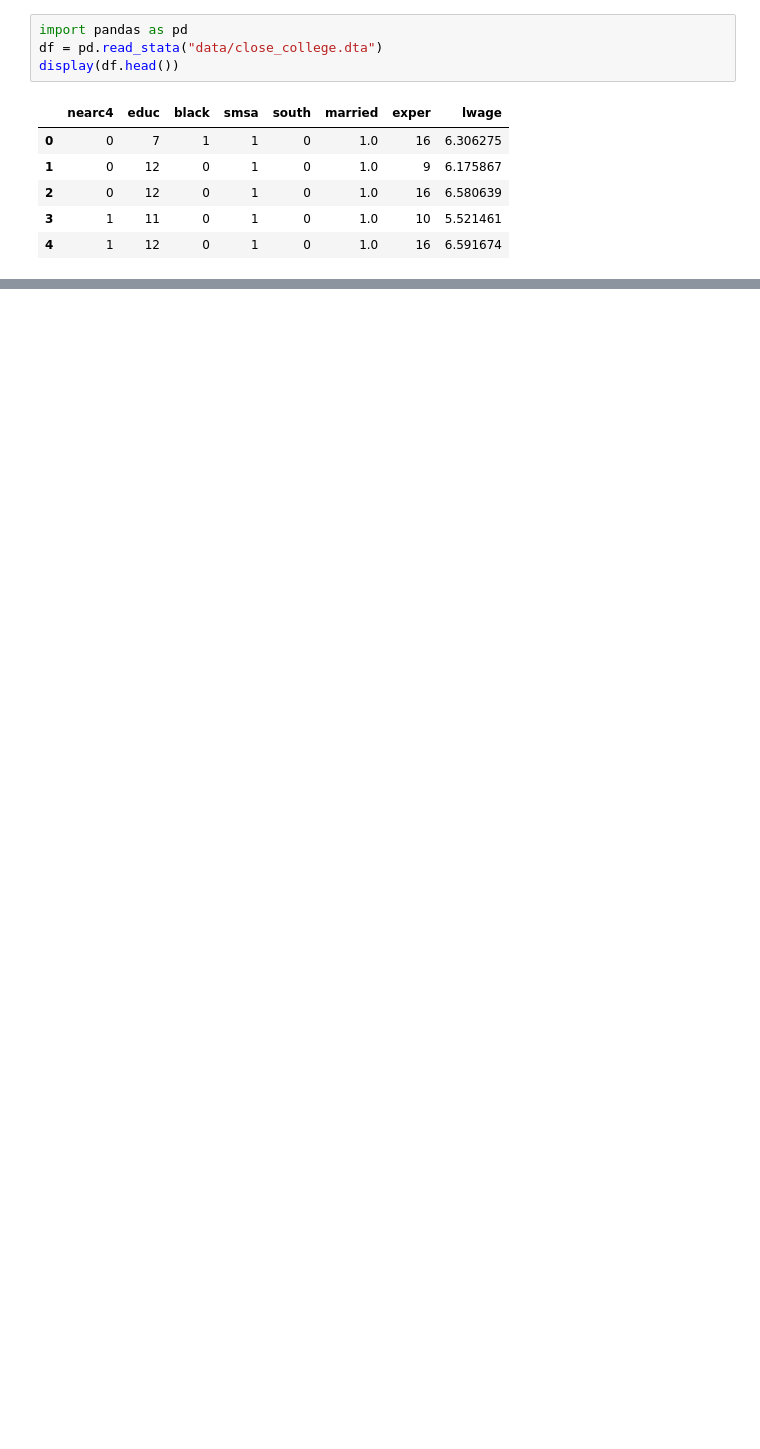
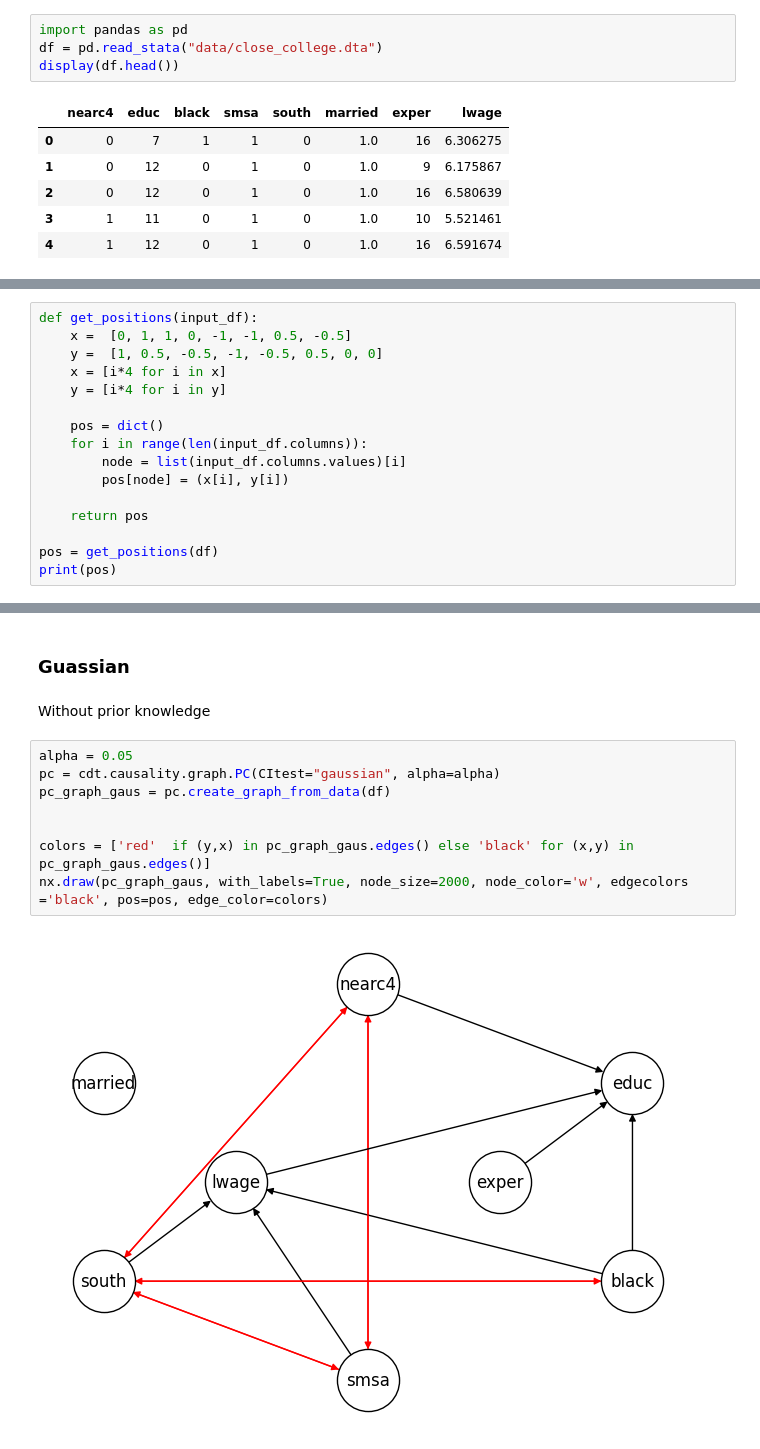
Before and after one commit to FemkeBakker/ProjectCausalDataScience, a Jupyter notebook: PC.ipynb, the cells around one changed output, grey strips where cells are left out. Drawn from its saved outputs; the diff is of its cells as text; blank space fills up the shorter version.

```diff
--- a/PC.ipynb
+++ b/PC.ipynb
@@ -36,0 +45,16 @@ np.random.seed(0)
+# %%
+def get_positions(input_df):
+    x =  [0, 1, 1, 0, -1, -1, 0.5, -0.5]
+    y =  [1, 0.5, -0.5, -1, -0.5, 0.5, 0, 0]
+    x = [i*4 for i in x]
+    y = [i*4 for i in y]
+
+    pos = dict()
+    for i in range(len(input_df.columns)):
+        node = list(input_df.columns.values)[i]
+        pos[node] = (x[i], y[i])
+
+    return pos
+
+pos = get_positions(df)
+print(pos)
@@ -36,0 +72,14 @@ np.random.seed(0)
+# %% [markdown]
+### Guassian
+# %% [markdown]
+Without prior knowledge
+# %%
+alpha = 0.05
+pc = cdt.causality.graph.PC(CItest="gaussian", alpha=alpha)
+pc_graph_gaus = pc.create_graph_from_data(df)
+
+
+colors = ['red'  if (y,x) in pc_graph_gaus.edges() else 'black' for (x,y) in pc_graph_gaus.edges()]
+nx.draw(pc_graph_gaus, with_labels=True, node_size=2000, node_color='w', edgecolors ='black', pos=pos, edge_color=colors)
+# %% [output]
+[figure, added]
```
Also changed, not shown: parts of 10 cells of this notebook, 1 other file.
